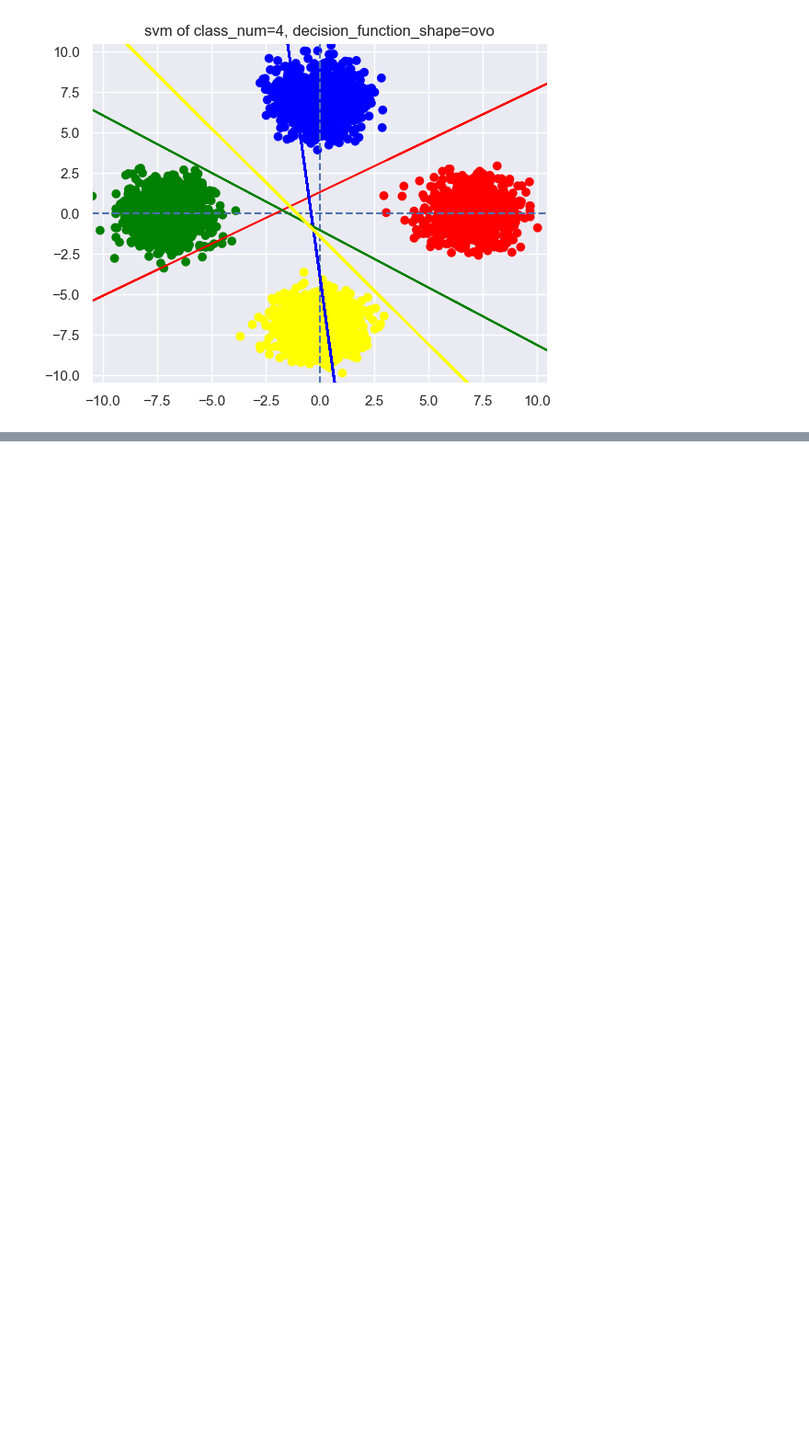
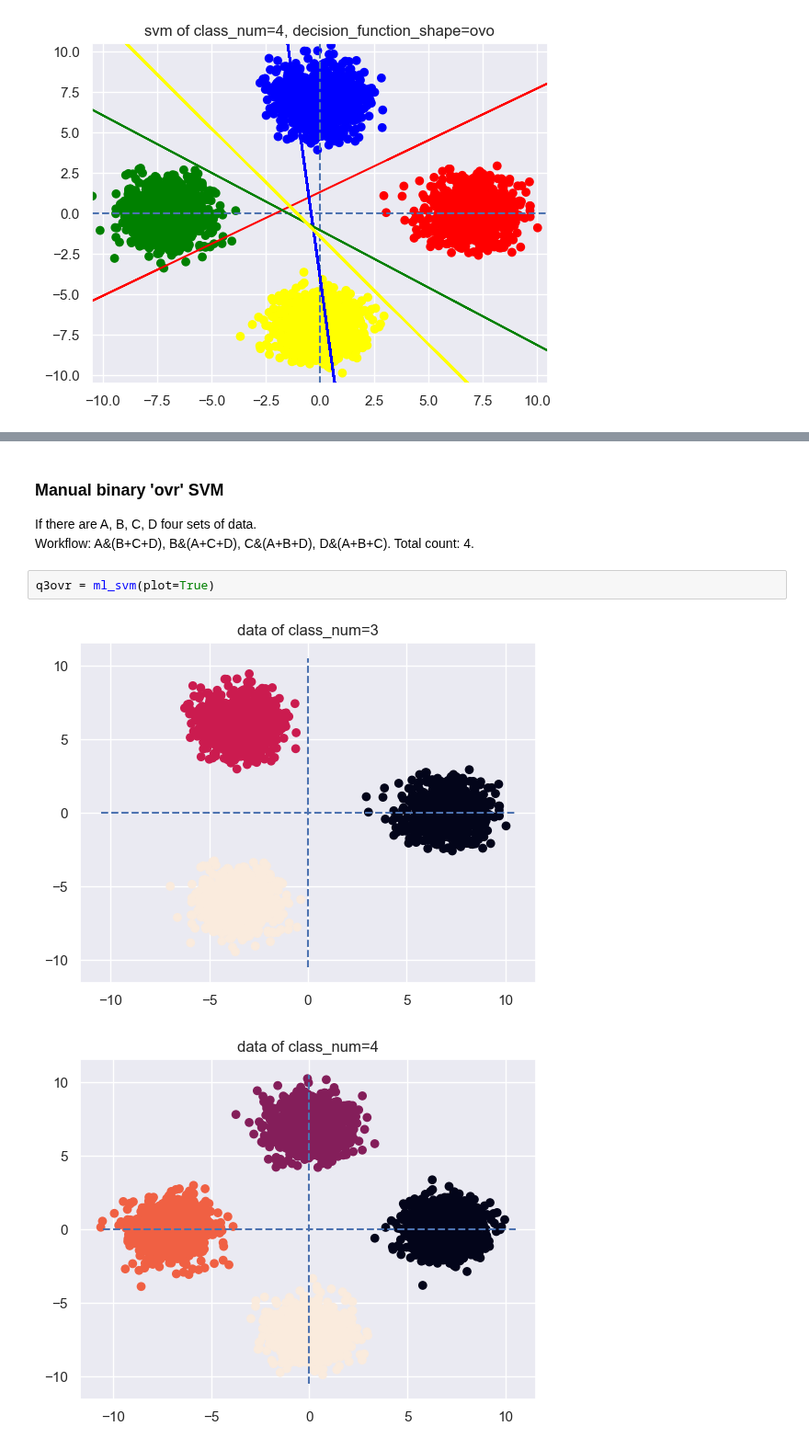
Before and after one commit to belongtothenight/BD_ML_Code, a Jupyter notebook: src/ML_w11_SVM_Homework.ipynb, the cells around one changed output, grey strips where cells are left out. Shown at 92% size. Drawn from its saved outputs; the diff is of its cells as text; blank space fills up the shorter version.

```diff
--- a/src/ML_w11_SVM_Homework.ipynb
+++ b/src/ML_w11_SVM_Homework.ipynb
@@ -157,0 +194,11 @@ f1= 0.7778197117104431
+# %% [markdown]
+### Manual binary 'ovr' SVM
+
+If there are A, B, C, D four sets of data.<br>
+Workflow: A&(B+C+D), B&(A+C+D), C&(A+B+D), D&(A+B+C).
+Total count: 4.
+# %%
+q3ovr = ml_svm(plot=True)
+# %% [output]
+[figure, added]
+[figure, added]
```
Also changed, not shown: parts of 13 cells of this notebook.
